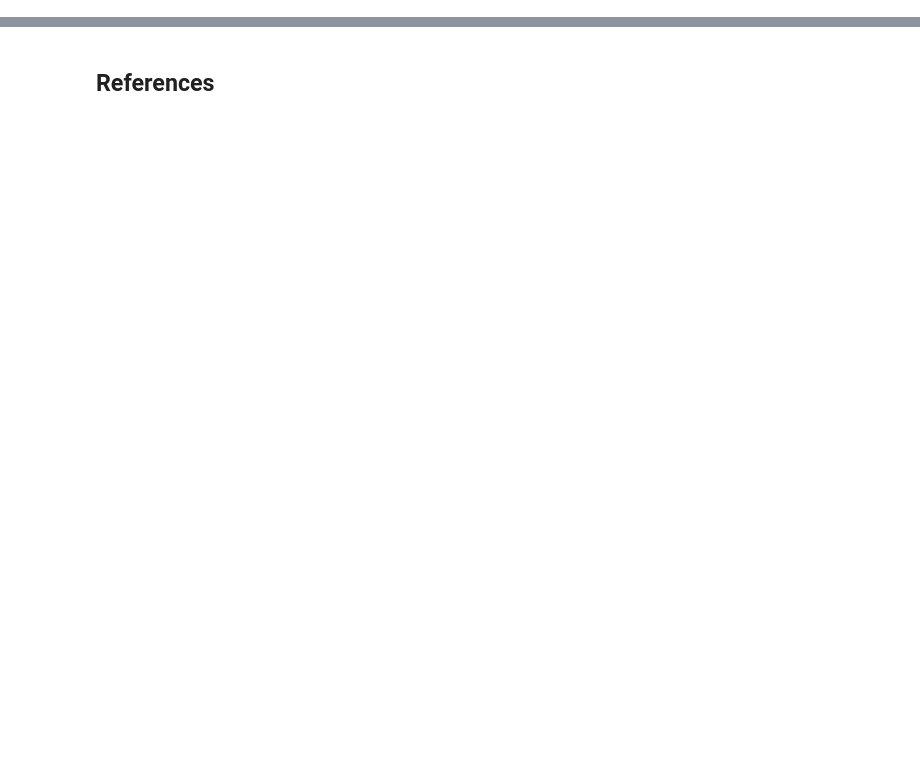
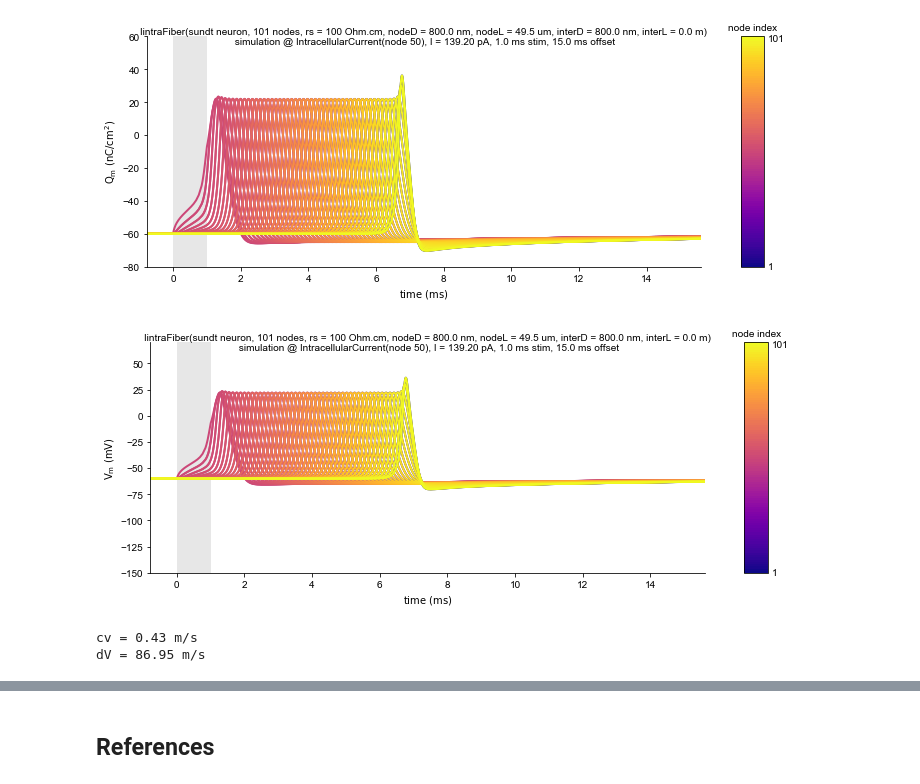
Before and after one commit to tjjlemaire/MorphoSONIC, a Jupyter notebook: notebooks/SENN model - unmyelinated neuron fiber.ipynb, the cells around one changed output, grey strips where cells are left out. Drawn from its saved outputs; the diff is of its cells as text; code cells hidden in the pictures; blank space fills up the shorter version.

```diff
--- a/notebooks/SENN model - unmyelinated neuron fiber.ipynb
+++ b/notebooks/SENN model - unmyelinated neuron fiber.ipynb
@@ -159,0 +38,12 @@ As can be seen from the graph the treshold current required to excite the fiber
+# %%
+# Unmyelinated fiber model parameters
+pneuron = getPointNeuron('sundt')          # C-fiber membrane equations
+fiberD = 0.8e-6                            # peripheral axon diameter, from Sundt 2015 (m)
+rho_a = 1e2                                # axoplasm resistivity, from Sundt 2015 (Ohm.cm)
+fiberL = 5e-3                              # axon length (m)
+maxNodeL_range = np.logspace(-5, -3, 100)  # maximum node length range: from 10 um to 1 mm
+
+# Stimulation parameters
+tstim = 1e-3     # s
+toffset = 15e-3  # s
+pp = PulsedProtocol(tstim, toffset)
@@ -159,0 +114,6 @@ As can be seen from the graph the treshold current required to excite the fiber
+# %%
+fiber = unmyelinatedFiber(IintraFiber, pneuron, fiberD, rs=rho_a, fiberL=fiberL)
+psource = IntracellularCurrent(fiber.nnodes // 2)
+logger.info(f'Running titration for {si_format(pp.tstim)}s pulse')
+Ithr = fiber.titrate(psource, pp)  # A
+data, meta = fiber.simulate(psource, 1.2 * Ithr, pp)
@@ -159,0 +137,12 @@ As can be seen from the graph the treshold current required to excite the fiber
+# %%
+fig1 = SectionCompTimeSeries([(data, meta)], 'Qm', fiber.ids).render()
+fig2 = SectionCompTimeSeries([(data, meta)], 'Vm', fiber.ids).render()
+# %% [output]
+[figure, added]
+[figure, added]
+# %%
+print(f'cv = {fiber.getConductionVelocity(data, out="median"):.2f} m/s')
+print(f'dV = {fiber.getSpikeAmp(data, out="median"):.2f} m/s')
+# %% [output]
+cv = 0.43 m/s
+dV = 86.95 m/s
```
Also changed, not shown: parts of 47 cells of this notebook, 2 other files.
